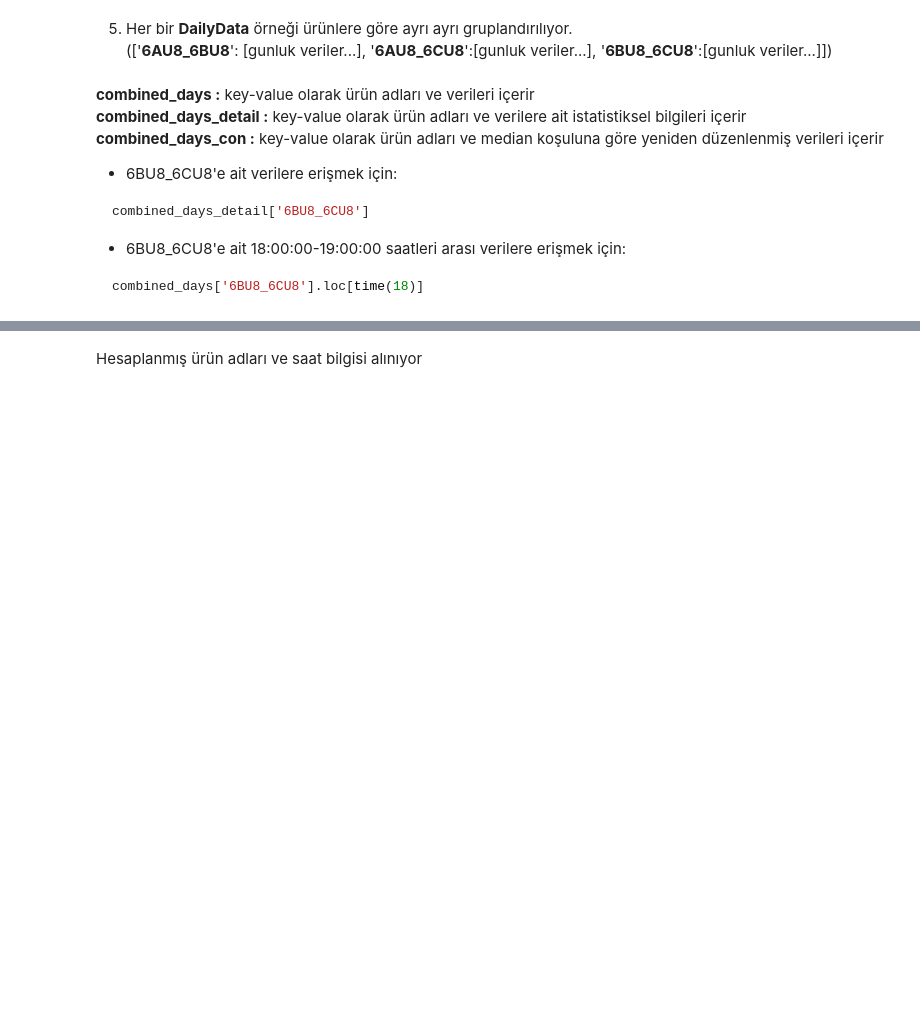
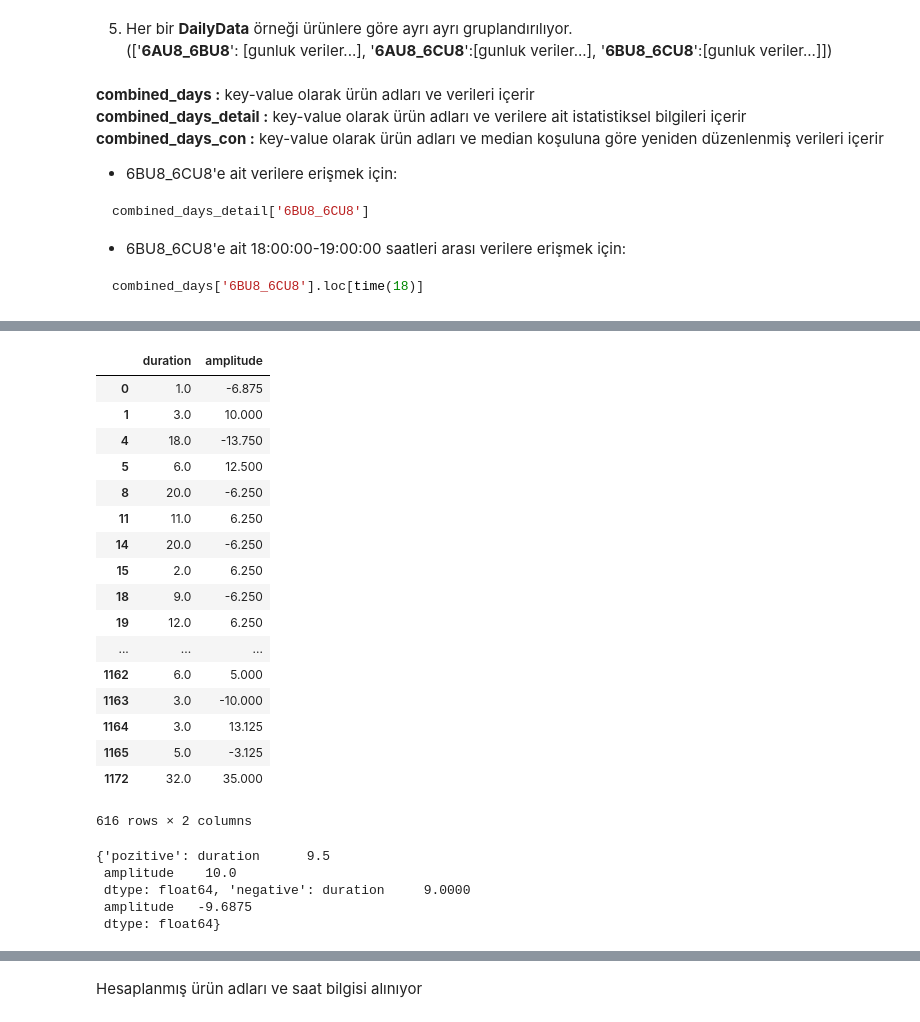
Before and after one commit to birdalugur/cefis2, a Jupyter notebook: run.ipynb, the cells around one changed output, grey strips where cells are left out. Saved outputs shown, nothing was run; the diff lists cells and outputs as text; code cells hidden in the pictures; blank space fills up the shorter version.

```diff
--- a/run.ipynb
+++ b/run.ipynb
@@ -89,0 +182,21 @@ while products:
+# %%
+combined_days_con['6AU8_6BU8'].loc[time(6, 0)]
+# %% [output]
+|  | duration | amplitude |
+| 0 | 1.0 | -6.875 |
+| 1 | 3.0 | 10.000 |
+| 4 | 18.0 | -13.750 |
+| 5 | 6.0 | 12.500 |
+| 8 | 20.0 | -6.250 |
+| 11 | 11.0 | 6.250 |
+| 14 | 20.0 | -6.250 |
+| 15 | 2.0 | 6.250 |
+| 18 | 9.0 | -6.250 |
+| 19 | 12.0 | 6.250 |
+| ... | ... | ... |
+| 1162 | 6.0 | 5.000 |
+| 1163 | 3.0 | -10.000 |
+| 1164 | 3.0 | 13.125 |
+| 1165 | 5.0 | -3.125 |
+| 1172 | 32.0 | 35.000 |
+616 rows × 2 columns
@@ -89,0 +205,8 @@ while products:
+# %%
+current_medyan
+# %% [output]
+{'pozitive': duration      9.5
+ amplitude    10.0
+ dtype: float64, 'negative': duration     9.0000
+ amplitude   -9.6875
+ dtype: float64}
```
Also changed, not shown: parts of 12 cells of this notebook, 3 other files.
